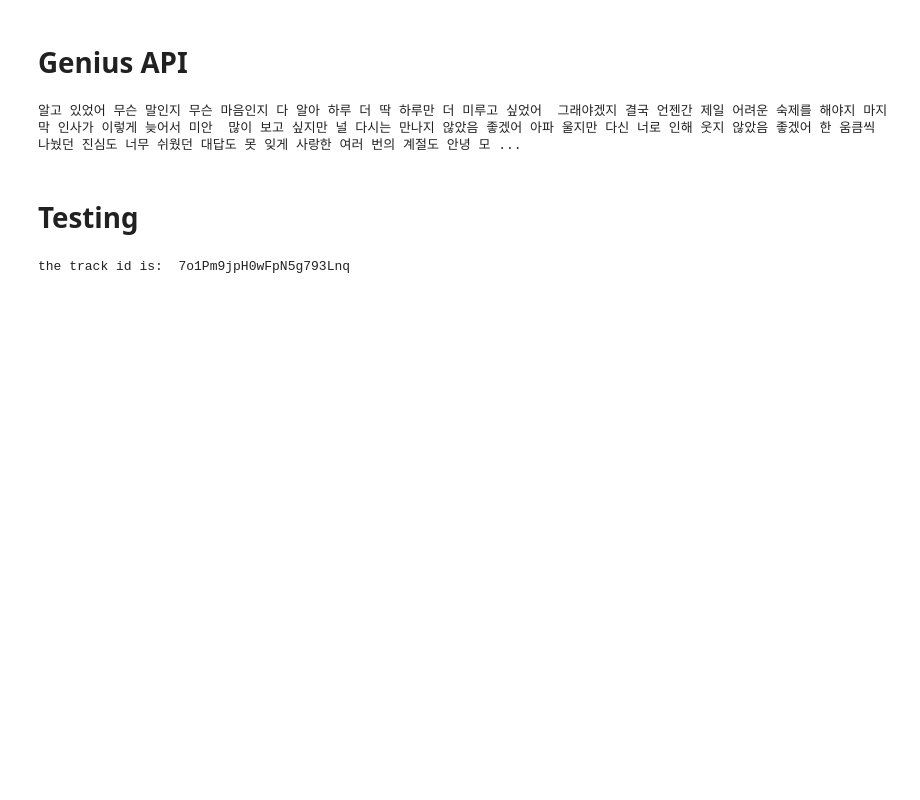
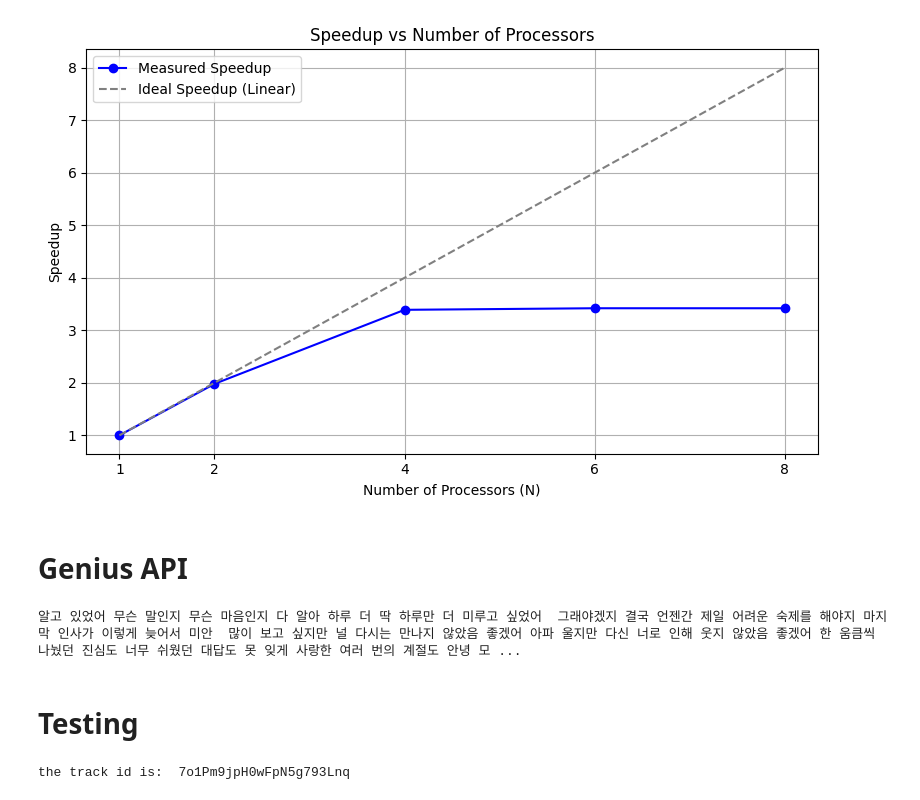
Before and after one commit to GiangLe02/DALAS_Project, a Jupyter notebook: Scrapping.ipynb, the cells around one changed output. Drawn from its saved outputs; the diff is of its cells as text; code cells hidden in the pictures; blank space fills up the shorter version.

```diff
--- a/Scrapping.ipynb
+++ b/Scrapping.ipynb
@@ -3,6 +3,33 @@ import requests
 import base64
 from bs4 import BeautifulSoup
 import re
+# %%
+import matplotlib.pyplot as plt
+
+# Number of processors
+N = [1, 2, 4, 6, 8]
+
+# Corresponding speedups
+speedup = [1, 1.98, 3.39, 3.42, 3.42]
+
+# Plot
+plt.figure(figsize=(8, 5))
+plt.plot(N, speedup, marker='o', linestyle='-', color='blue', label='Measured Speedup')
+plt.plot(N, N, linestyle='--', color='gray', label='Ideal Speedup (Linear)')  # Ideal linear speedup
+
+# Labels and title
+plt.title("Speedup vs Number of Processors")
+plt.xlabel("Number of Processors (N)")
+plt.ylabel("Speedup")
+plt.grid(True)
+plt.legend()
+plt.xticks(N)
+
+# Show plot
+plt.tight_layout()
+plt.show()
+# %% [output]
+[figure, added]
 # %%
 # Spotify API credentials
 CLIENT_ID = '' #Spotify API client ID
```
Also changed, not shown: 2 other files.
